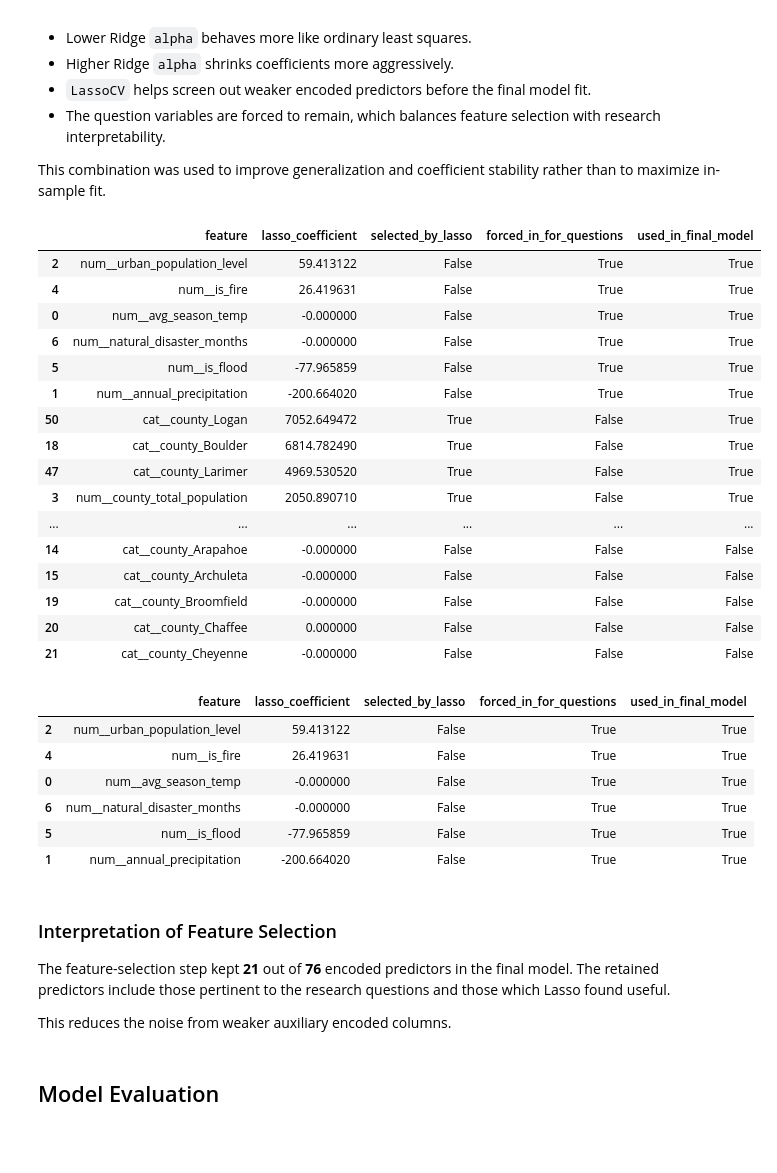
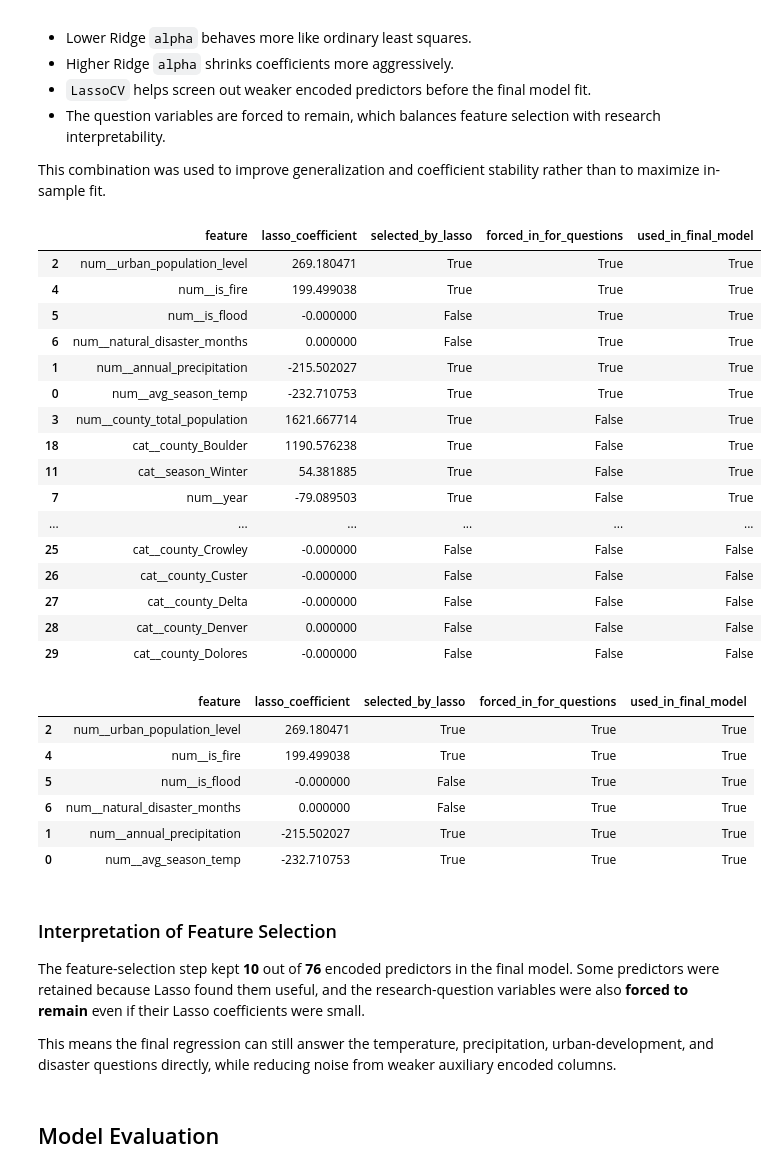
Before and after one commit to Kaxlow/where-the-birds-sing, a Jupyter notebook: src/regression-analysis.ipynb, the cells around one changed output. Cells and saved outputs as stored; diff of their text form; code cells hidden in the pictures; blank space fills up the shorter version.

```diff
--- a/src/regression-analysis.ipynb
+++ b/src/regression-analysis.ipynb
@@ -357,19 +358,12 @@ This combination was used to improve generalization and coefficient stability ra
 X = model_df[feature_cols]
 y = model_df[target_col]
 
-X_train, X_test, y_train, y_test = train_test_split(
-    X, y, test_size=0.2, random_state=42
-)
-
-X_train_pre = preprocessor.fit_transform(X_train)
-X_test_pre = preprocessor.transform(X_test)
-X_train_pre = X_train_pre.toarray() if hasattr(X_train_pre, 'toarray') else X_train_pre
-X_test_pre = X_test_pre.toarray() if hasattr(X_test_pre, 'toarray') else X_test_pre
-
+X_pre = preprocessor.fit_transform(X)
+X_pre = X_pre.toarray() if hasattr(X_pre, 'toarray') else X_pre
 encoded_feature_names = np.array(preprocessor.get_feature_names_out())
 
 selector_model = LassoCV(cv=5, random_state=42, max_iter=20000)
-selector_model.fit(X_train_pre, y_train)
+selector_model.fit(X_pre, y)
 selector = SelectFromModel(selector_model, prefit=True, threshold='mean')
 selected_mask = selector.get_support()
 
@@ -379,63 +373,63 @@ forced_feature_names = np.array([
     'num__urban_population_level',
     'num__is_fire',
     'num__is_flood',
     'num__natural_disaster_months'
 ])
 forced_mask = np.array([name in forced_feature_names for name in encoded_feature_names])
 final_selected_mask = selected_mask | forced_mask
 selected_feature_names = encoded_feature_names[final_selected_mask]
 
 feature_selection_df = pd.DataFrame({
     'feature': encoded_feature_names,
     'lasso_coefficient': selector_model.coef_,
     'selected_by_lasso': selected_mask,
     'forced_in_for_questions': forced_mask,
     'used_in_final_model': final_selected_mask
 }).sort_values(by=['used_in_final_model', 'forced_in_for_questions', 'lasso_coefficient'], ascending=[False, False, False])
 
 display(feature_selection_df.head(30))
 
 forced_retained_df = feature_selection_df[feature_selection_df['forced_in_for_questions']].copy()
 display(forced_retained_df)
 
 render_markdown(
     f"""### Interpretation of Feature Selection
 
-The feature-selection step kept **{final_selected_mask.sum()}** out of **{len(encoded_feature_names)}** encoded predictors in the final model. The retained predictors include those pertinent to the research questions and those which Lasso found useful.
+The feature-selection step kept **{final_selected_mask.sum()}** out of **{len(encoded_feature_names)}** encoded predictors in the final model. Some predictors were retained because Lasso found them useful, and the research-question variables were also **forced to remain** even if their Lasso coefficients were small.
 
-This reduces the noise from weaker auxiliary encoded columns.
+This means the final regression can still answer the temperature, precipitation, urban-development, and disaster questions directly, while reducing noise from weaker auxiliary encoded columns.
 """
 )
 # %% [output]
 |  | feature | lasso_coefficient | selected_by_lasso | forced_in_for_questions | used_in_final_model |
-| 2 | num__urban_population_level | 59.413122 | False | True | True |
-| 4 | num__is_fire | 26.419631 | False | True | True |
-| 0 | num__avg_season_temp | -0.000000 | False | True | True |
-| 6 | num__natural_disaster_months | -0.000000 | False | True | True |
-| 5 | num__is_flood | -77.965859 | False | True | True |
-| 1 | num__annual_precipitation | -200.664020 | False | True | True |
-| 50 | cat__county_Logan | 7052.649472 | True | False | True |
-| 18 | cat__county_Boulder | 6814.782490 | True | False | True |
-| 47 | cat__county_Larimer | 4969.530520 | True | False | True |
-| 3 | num__county_total_population | 2050.890710 | True | False | True |
+| 2 | num__urban_population_level | 269.180471 | True | True | True |
+| 4 | num__is_fire | 199.499038 | True | True | True |
+| 5 | num__is_flood | -0.000000 | False | True | True |
+| 6 | num__natural_disaster_months | 0.000000 | False | True | True |
+| 1 | num__annual_precipitation | -215.502027 | True | True | True |
+| 0 | num__avg_season_temp | -232.710753 | True | True | True |
+| 3 | num__county_total_population | 1621.667714 | True | False | True |
+| 18 | cat__county_Boulder | 1190.576238 | True | False | True |
+| 11 | cat__season_Winter | 54.381885 | True | False | True |
+| 7 | num__year | -79.089503 | True | False | True |
 | ... | ... | ... | ... | ... | ... |
-| 14 | cat__county_Arapahoe | -0.000000 | False | False | False |
-| 15 | cat__county_Archuleta | -0.000000 | False | False | False |
-| 19 | cat__county_Broomfield | -0.000000 | False | False | False |
-| 20 | cat__county_Chaffee | 0.000000 | False | False | False |
-| 21 | cat__county_Cheyenne | -0.000000 | False | False | False |
+| 25 | cat__county_Crowley | -0.000000 | False | False | False |
+| 26 | cat__county_Custer | -0.000000 | False | False | False |
+| 27 | cat__county_Delta | -0.000000 | False | False | False |
+| 28 | cat__county_Denver | 0.000000 | False | False | False |
+| 29 | cat__county_Dolores | -0.000000 | False | False | False |
 |  | feature | lasso_coefficient | selected_by_lasso | forced_in_for_questions | used_in_final_model |
-| 2 | num__urban_population_level | 59.413122 | False | True | True |
-| 4 | num__is_fire | 26.419631 | False | True | True |
-| 0 | num__avg_season_temp | -0.000000 | False | True | True |
-| 6 | num__natural_disaster_months | -0.000000 | False | True | True |
-| 5 | num__is_flood | -77.965859 | False | True | True |
-| 1 | num__annual_precipitation | -200.664020 | False | True | True |
+| 2 | num__urban_population_level | 269.180471 | True | True | True |
+| 4 | num__is_fire | 199.499038 | True | True | True |
+| 5 | num__is_flood | -0.000000 | False | True | True |
+| 6 | num__natural_disaster_months | 0.000000 | False | True | True |
+| 1 | num__annual_precipitation | -215.502027 | True | True | True |
+| 0 | num__avg_season_temp | -232.710753 | True | True | True |
 ### Interpretation of Feature Selection
 
-The feature-selection step kept **21** out of **76** encoded predictors in the final model. The retained predictors include those pertinent to the research questions and those which Lasso found useful.
+The feature-selection step kept **10** out of **76** encoded predictors in the final model. Some predictors were retained because Lasso found them useful, and the research-question variables were also **forced to remain** even if their Lasso coefficients were small.
 
-This reduces the noise from weaker auxiliary encoded columns.
+This means the final regression can still answer the temperature, precipitation, urban-development, and disaster questions directly, while reducing noise from weaker auxiliary encoded columns.
 # %% [markdown]
 ## Model Evaluation
 # %%
```
Also changed, not shown: parts of 6 cells of this notebook.
